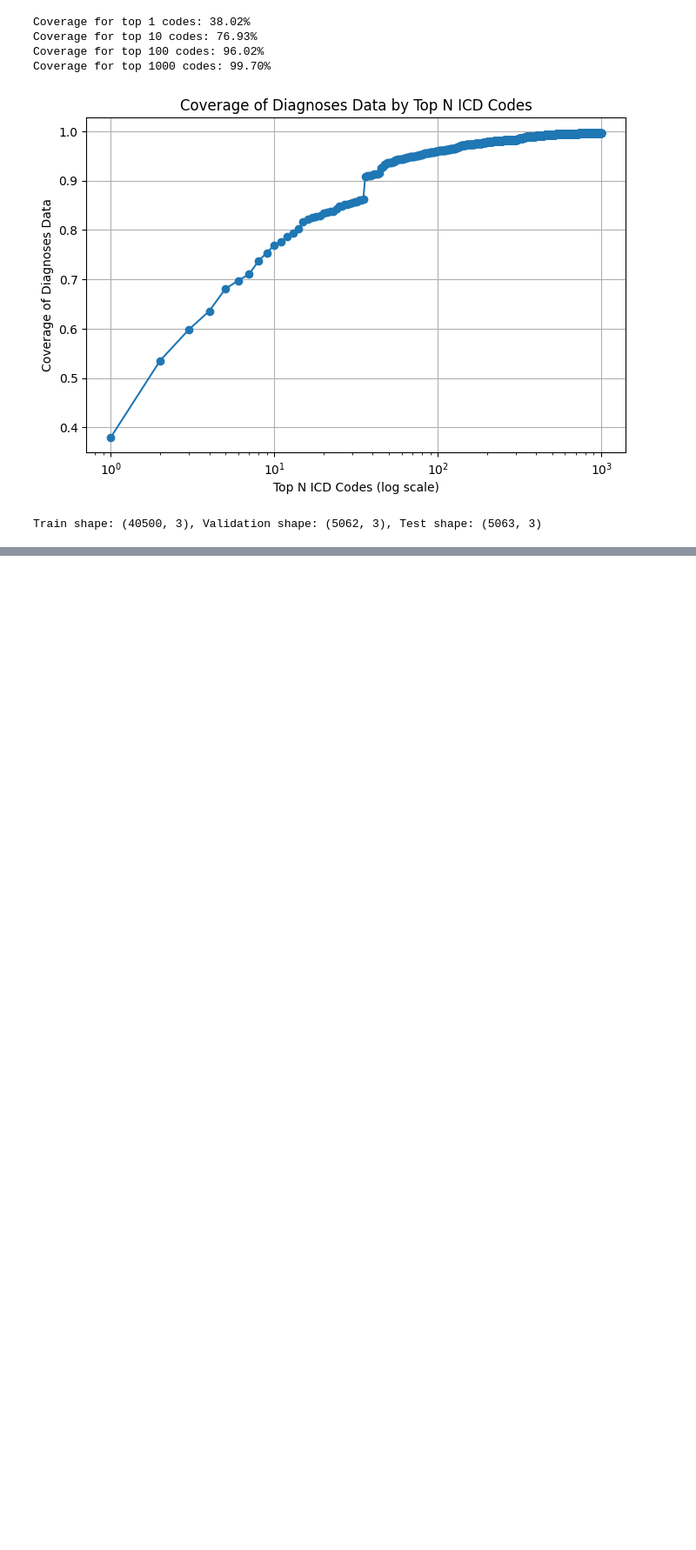
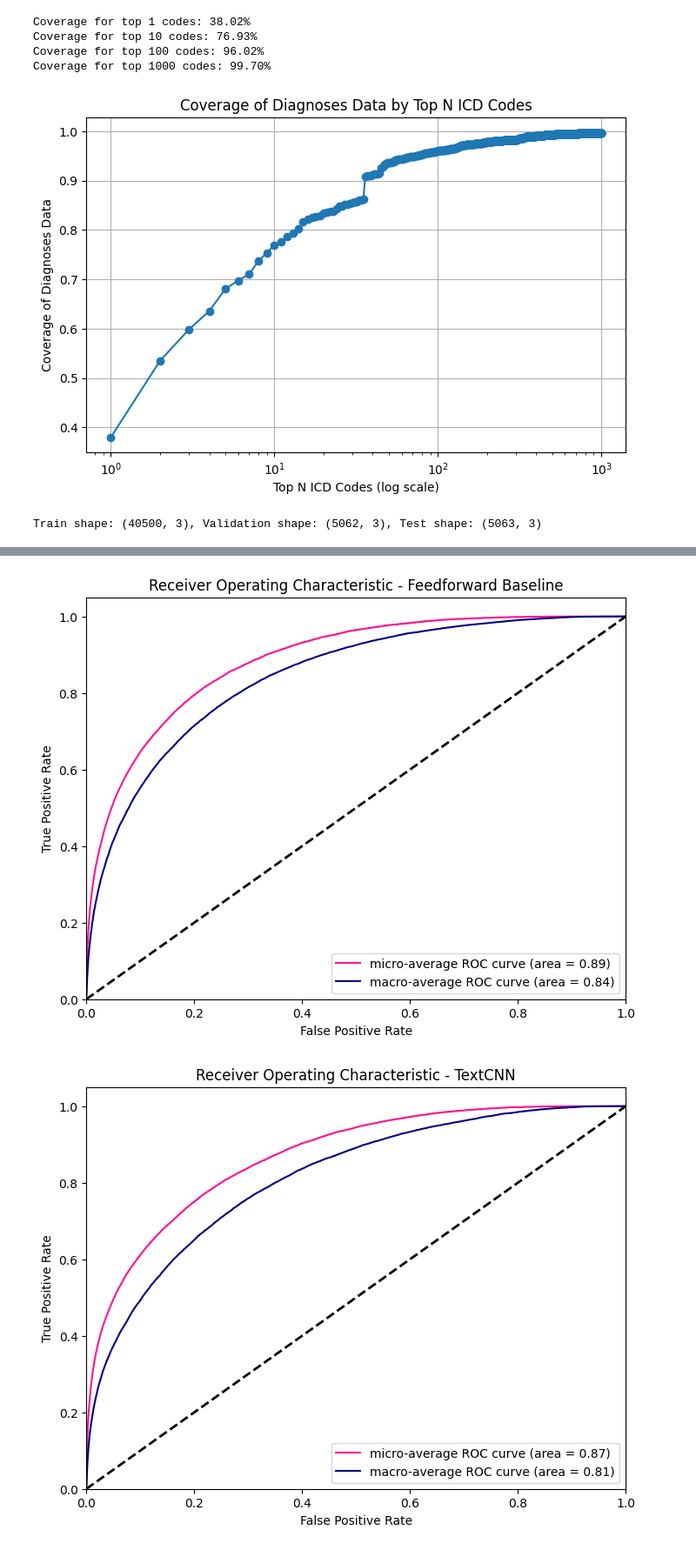
Before and after one commit to plumpgoos/highriskproject, a Jupyter notebook: nn_notebook.ipynb, the cells around one changed output, grey strips where cells are left out. Shown at 87% size. Cells and saved outputs as stored; diff of their text form; code cells hidden in the pictures; blank space fills up the shorter version.

```diff
--- a/nn_notebook.ipynb
+++ b/nn_notebook.ipynb
@@ -418,3 +335,8 @@ class NotesDatasetRNN(Dataset):
+# %%
+def encode_sentence_with_length(sentence, vectorizer):
+    idxs = encode_sentence(sentence, vectorizer)
+    length = min(len([i for i in idxs if i != 0]), len(idxs))
+    return idxs, length
 # %%
 def rnn_train(model, train_loader, val_loader):
     optimizer = torch.optim.Adam(model.parameters(), lr=1e-3)
@@ -476,3 +398,22 @@ def rnn_evaluate(model, val_loader, test_loader):
     print(f'Test Precision: {precision_gru:.4f}')
     print(f'Test Recall: {recall_gru:.4f}')
     print(f'Test F1: {f1_gru:.4f}')
+# %%
+class NotesDatasetRNN(Dataset):
+    def __init__(self, df, vectorizer):
+        self.texts = df['TEXT'].tolist()
+        self.labels = mlb.transform(df['ICD9_CODE'])
+        self.vectorizer = vectorizer
+    def __len__(self):
+        return len(self.texts)
+    def __getitem__(self, idx):
+        x, length = encode_sentence_with_length(self.texts[idx], self.vectorizer)
+        y = self.labels[idx]
+        return torch.tensor(x, dtype=torch.long), torch.tensor(y, dtype=torch.float32), length
+
+def collate_fn_gru(batch):
+    xs, ys, lengths = zip(*batch)
+    xs = torch.stack(xs)
+    ys = torch.stack(ys)
+    lengths = torch.tensor(lengths, dtype=torch.long)
+    return xs, ys, lengths
@@ -479,12 +439,7 @@ def rnn_evaluate(model, val_loader, test_loader):
 # %%
-train_ds = NotesDatasetRNN(train)
-val_ds = NotesDatasetRNN(val)
-test_ds = NotesDatasetRNN(test)
+train_ds = NotesDatasetRNN(train, vectorizer)
+val_ds = NotesDatasetRNN(val, vectorizer)
+test_ds = NotesDatasetRNN(test, vectorizer)
 train_loader = DataLoader(train_ds, batch_size=32, shuffle=True, collate_fn=collate_fn_gru)
 val_loader = DataLoader(val_ds, batch_size=32, collate_fn=collate_fn_gru)
 test_loader = DataLoader(test_ds, batch_size=32, collate_fn=collate_fn_gru)
-
-gru_model = TextGRU(vocab_size, embed_dim, embeddings, num_classes)
-gru_model = gru_model.to(device)
-rnn_train(gru_model, train_loader, val_loader)
-rnn_evaluate(gru_model, val_loader, test_loader)
@@ -549,0 +559,13 @@ torch.save(lstm_model.state_dict(), 'TextLSTM.pt')
+# %%
+train_ds_base = NotesBaselineDataset(train, vectorizer)
+val_ds_base = NotesBaselineDataset(val, vectorizer)
+test_ds_base = NotesBaselineDataset(test, vectorizer)
+train_loader_base = DataLoader(train_ds_base, batch_size=32, shuffle=True)
+val_loader_base = DataLoader(val_ds_base, batch_size=32)
+test_loader_base = DataLoader(test_ds_base, batch_size=32)
+plot_roc_curves(baseline_model, test_loader_base, model_name="Feedforward Baseline")
+plot_roc_curves(model, test_loader, model_name="TextCNN")
+plot_roc_curves(cnn_model2, test_loader, model_name="MultiScaleTextCNN")
+# %% [output]
+[figure, added]
+[figure, added]
```
Also changed, not shown: parts of 26 cells of this notebook.
